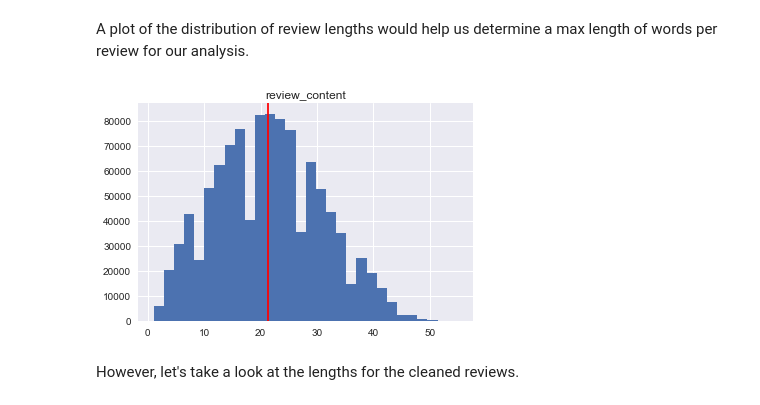
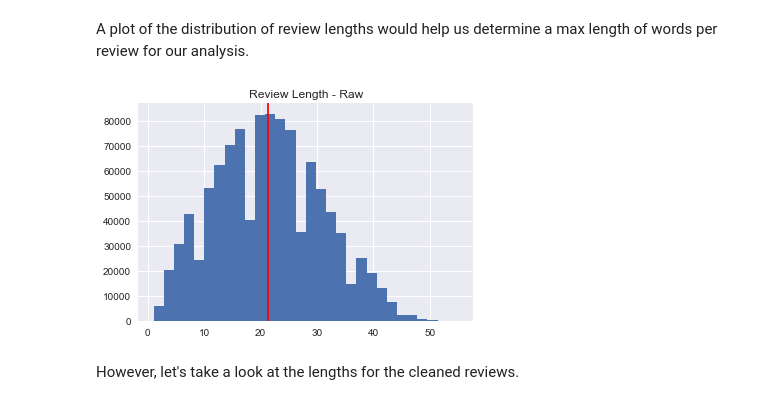
Before and after one commit to jebacareza/bible-book-text-summarizer, a Jupyter notebook: src/02_eda.ipynb, the cells around one changed output. Cells and saved outputs as stored; diff of their text form; code cells hidden in the pictures.

```diff
--- a/src/02_eda.ipynb
+++ b/src/02_eda.ipynb
@@ -100,17 +107,18 @@ A plot of the distribution of review lengths would help us determine a max lengt
 # %%
 df_review_word_count = []
 
 # Populate the list with the lengths of the sentences
 for review in df.dropna(subset = ['review_content'])['review_content'].values:
       df_review_word_count.append(len(review.split()))
 
 length_df = pd.DataFrame({'review_content':df_review_word_count})
 
 length_df.hist(bins = 30)
+plt.title('Review Length - Raw')
 plt.axvline(length_df['review_content'].mean(), c='red', label='Mean')
 plt.show()
 # %% [output]
-[figure, old version]
+[figure, new version]
 # %% [markdown]
 However, let's take a look at the lengths for the cleaned reviews.
 # %% [markdown]
```
Also changed, not shown: parts of 5 cells of this notebook.
